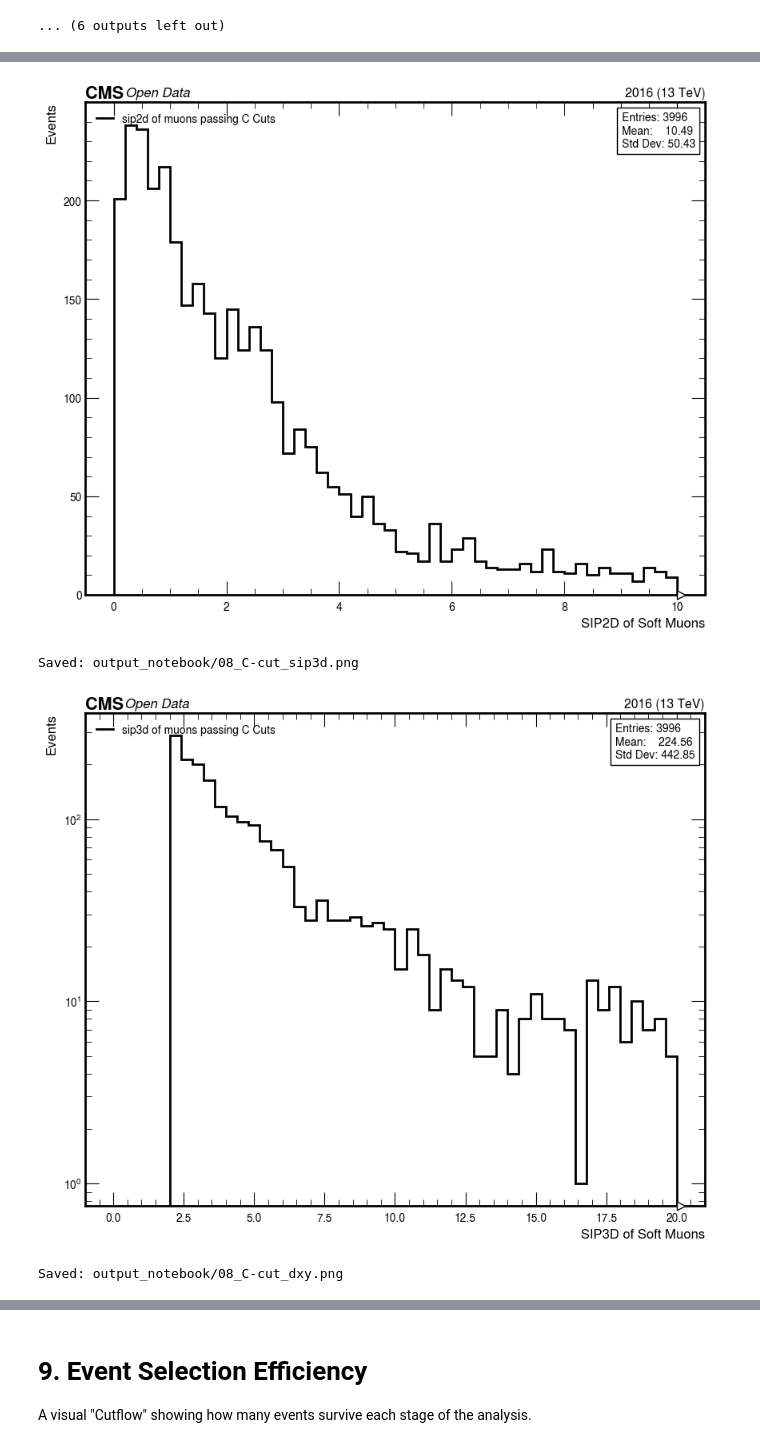
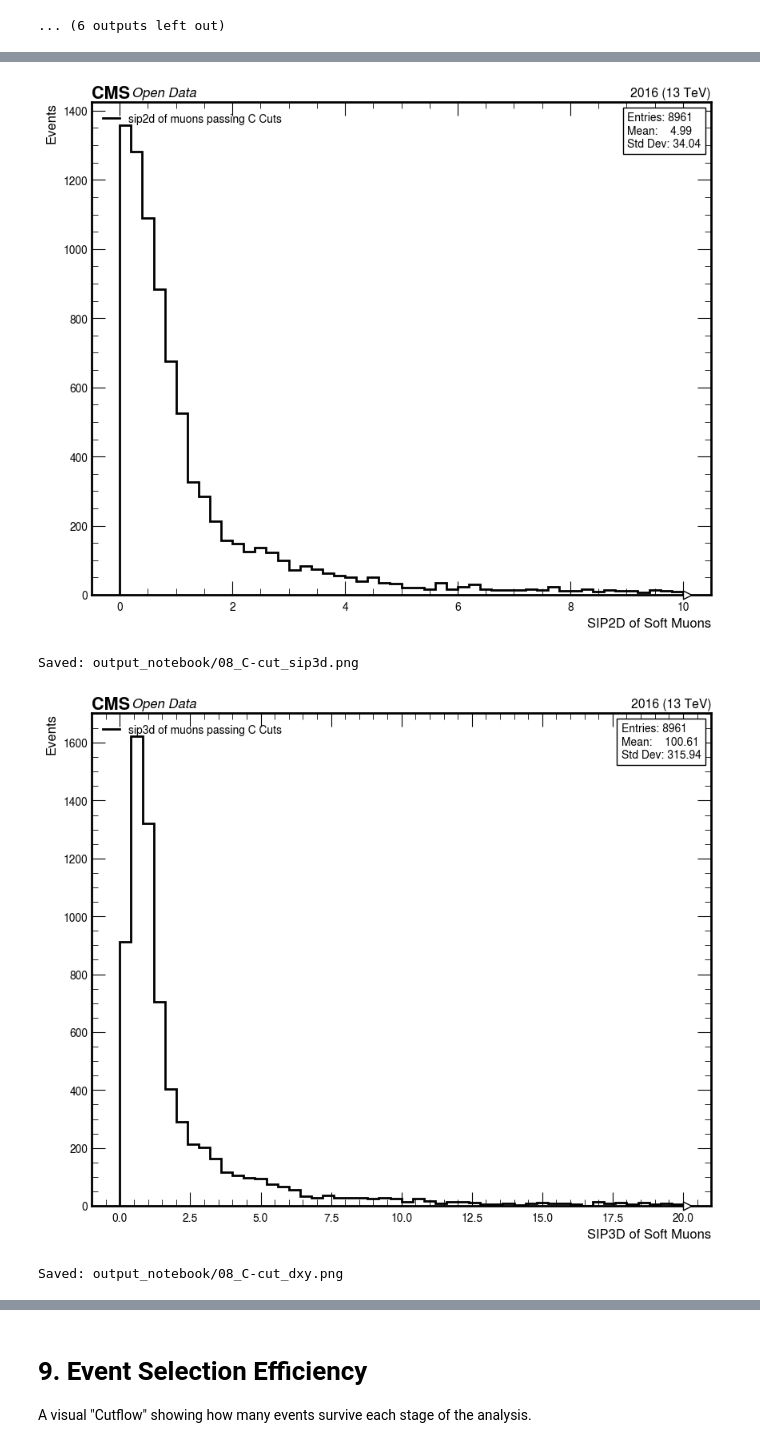
Before and after one commit to xondikoi03/charmTaggingAnalysis, a Jupyter notebook: Wc_Analysis/Coffea_Analysis.ipynb, the cells around one changed output, grey strips where cells are left out. Saved outputs shown, nothing was run; the diff lists cells and outputs as text; code cells hidden in the pictures.

```diff
--- a/Wc_Analysis/Coffea_Analysis.ipynb
+++ b/Wc_Analysis/Coffea_Analysis.ipynb
@@ -205,51 +195,40 @@ This muon comes from inside a jet (part of a b or c hadron decay).
 # %%
 print("Defining Charm Selection...")
 
-# Soft Muon Cuts (Non-isolated, low pT)
+# Soft Muon Cuts
 soft_muon_mask = (
     (muons.pt < 20) &
     (abs(muons.eta) < 2.4) &
     # (muons.tightId) &
     (muons.pfRelIso04_all > 0.2) &
     # (abs(muons.dxy/muons.dxyErr) > 2.0) &
-    (muons.sip3d > 2.0) &
+    # (muons.sip3d > 2.0) &
     (muons.jetIdx >= 0)
 )
-# --- 4. CONTROL PLOTS: DISPLACEMENT VARIABLES ---
 
-# Calculate SIP2D on the fly for the selected muons
-# Note: abs() is important because dxy can be negative
 sip2d_values = (abs(muons.dxy / muons.dxyErr))[soft_muon_mask]
 
-# 1. SIP 2D (Significance)
-# Range: 0-10 is standard (cut is usually > 2 or 3)
 hists_to_compute["sip2d"] = dhist.Hist(
     hist.axis.Regular(50, 0, 10, name="sip2d", label="Muon 2D Impact Param Sig")
 ).fill(dak.flatten(sip2d_values))
 stats_to_compute["sip2d"] = dak.flatten(sip2d_values)
 
-# 2. SIP 3D (Significance)
-# Range: 0-20 (Soft muons from b/c decays have long tails)
 hists_to_compute["sip3d"] = dhist.Hist(
     hist.axis.Regular(50, 0, 20, name="sip3d", label="Muon 3D Impact Param Sig")
 ).fill(dak.flatten(muons.sip3d[soft_muon_mask]))
 stats_to_compute["sip3d"] = dak.flatten(muons.sip3d[soft_muon_mask])
 
-# 3. DXY (Impact Parameter)
-# Range: 0 to 0.2 cm.
-# WARNING: Your previous range (0, 8) was 8 cm! dxy is usually microns/mm.
 hists_to_compute["muons.dxy"] = dhist.Hist(
     hist.axis.Regular(50, -0.1, 0.1, name="dxy", label="Muon dxy [cm]")
 ).fill(dak.flatten(muons.dxy[soft_muon_mask]))
 stats_to_compute["muons.dxy"] = dak.flatten(muons.dxy[soft_muon_mask])
 
-# 4. DXY Error
-# Range: 0 to 0.02 cm (Errors are very small)
 hists_to_compute["muons.dxyErr"] = dhist.Hist(
     hist.axis.Regular(50, 0, 0.02, name="dxyErr", label="Muon dxy Error [cm]")
 ).fill(dak.flatten(muons.dxyErr[soft_muon_mask]))
 stats_to_compute["muons.dxyErr"] = dak.flatten(muons.dxyErr[soft_muon_mask])
 
+soft_muon_mask = soft_muon_mask & (muons.sip3d > 2.0)
 Soft_Muons = muons[soft_muon_mask]
 Matched_Jets = jets[Soft_Muons.jetIdx]
 
@@ -263,7 +242,11 @@ nC = dak.num(Good_C_Jets, axis=1)
 has_c = nC >= 1
 counters["3. Soft C_Mu cuts"] = dak.sum(has_c)
 
-# Control Plots: C-Tagging variables
+has_jet = dak.num(Matched_Jets, axis=1) >= 1
+# C-Tagging variables
+hists_to_compute["Matched_Jets"] = dhist.Hist(hist.axis.Regular(8, 0, 8, name="Matched_Jets")).fill(dak.num(Matched_Jets, axis=1)[has_jet])
+stats_to_compute["Matched_Jets"] = dak.num(Matched_Jets, axis=1)[has_jet]
+
 hists_to_compute["C-cut_nC"] = dhist.Hist(hist.axis.Regular(8, 0, 8, name="nC")).fill(nC[has_c])
 stats_to_compute["C-cut_nC"] = nC[has_c]
 
@@ -398,12 +381,13 @@ After all cuts, the theoretically expected sample (approx 300 events) will consi
 * **Analysis Strategy**: Perform `N(OS) - N(SS)` to remove the background and isolate the pure $W+c$ signal count.
 # %%
 plot_with_stats(res_hists["sip2d"], res_stats["sip2d"], "sip2d of muons passing C Cuts", r"SIP2D of Soft Muons", "08_C-cut_sip2d.png")
-plot_with_stats(res_hists["sip3d"], res_stats["sip3d"], "sip3d of muons passing C Cuts", r"SIP3D of Soft Muons", "08_C-cut_sip3d.png", logy=True)
+plot_with_stats(res_hists["sip3d"], res_stats["sip3d"], "sip3d of muons passing C Cuts", r"SIP3D of Soft Muons", "08_C-cut_sip3d.png")
 plot_with_stats(res_hists["muons.dxy"], res_stats["muons.dxy"], "dxy of muons passing C Cuts", r"dxy of Soft Muons [cm]", "08_C-cut_dxy.png", logy=True)
 plot_with_stats(res_hists["muons.dxyErr"], res_stats["muons.dxyErr"], "dxyErr of muons passing C Cuts", r"dxyErr of Soft Muons [cm]", "08_C-cut_dxyErr.png", logy=True)
+plot_with_stats(res_hists["Matched_Jets"], res_stats["Matched_Jets"], "Matched Jets for Soft Muons", r"Number of Matched Jets", "11_Matched_Jets.png")
 # %% [output]
 Saved: output_notebook/08_C-cut_sip2d.png
-[figure, old version]
+[figure, new version]
 Saved: output_notebook/08_C-cut_sip3d.png
-[figure, old version]
+[figure, new version]
 Saved: output_notebook/08_C-cut_dxy.png
```
Also changed, not shown: parts of 7 cells of this notebook, 5 other files.
